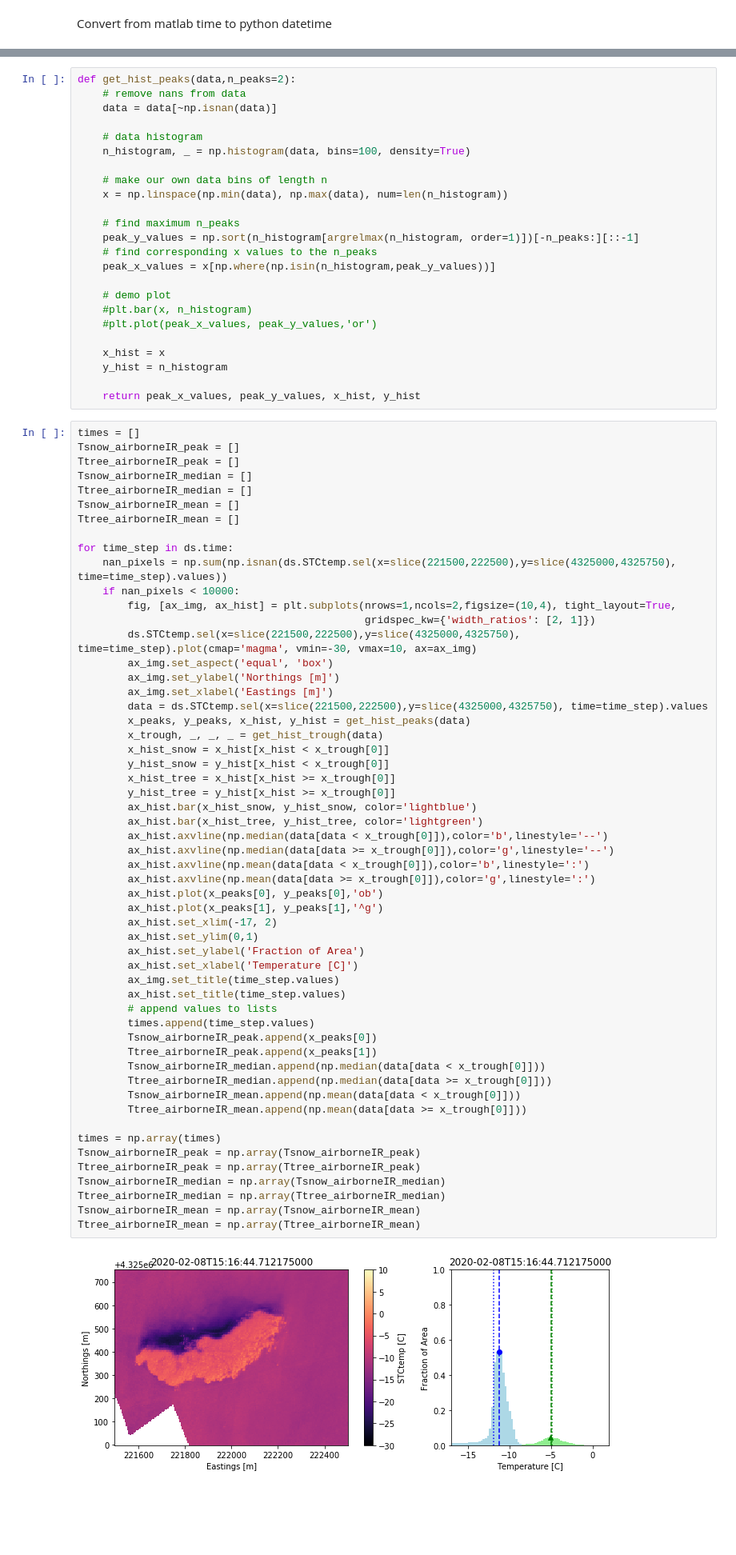
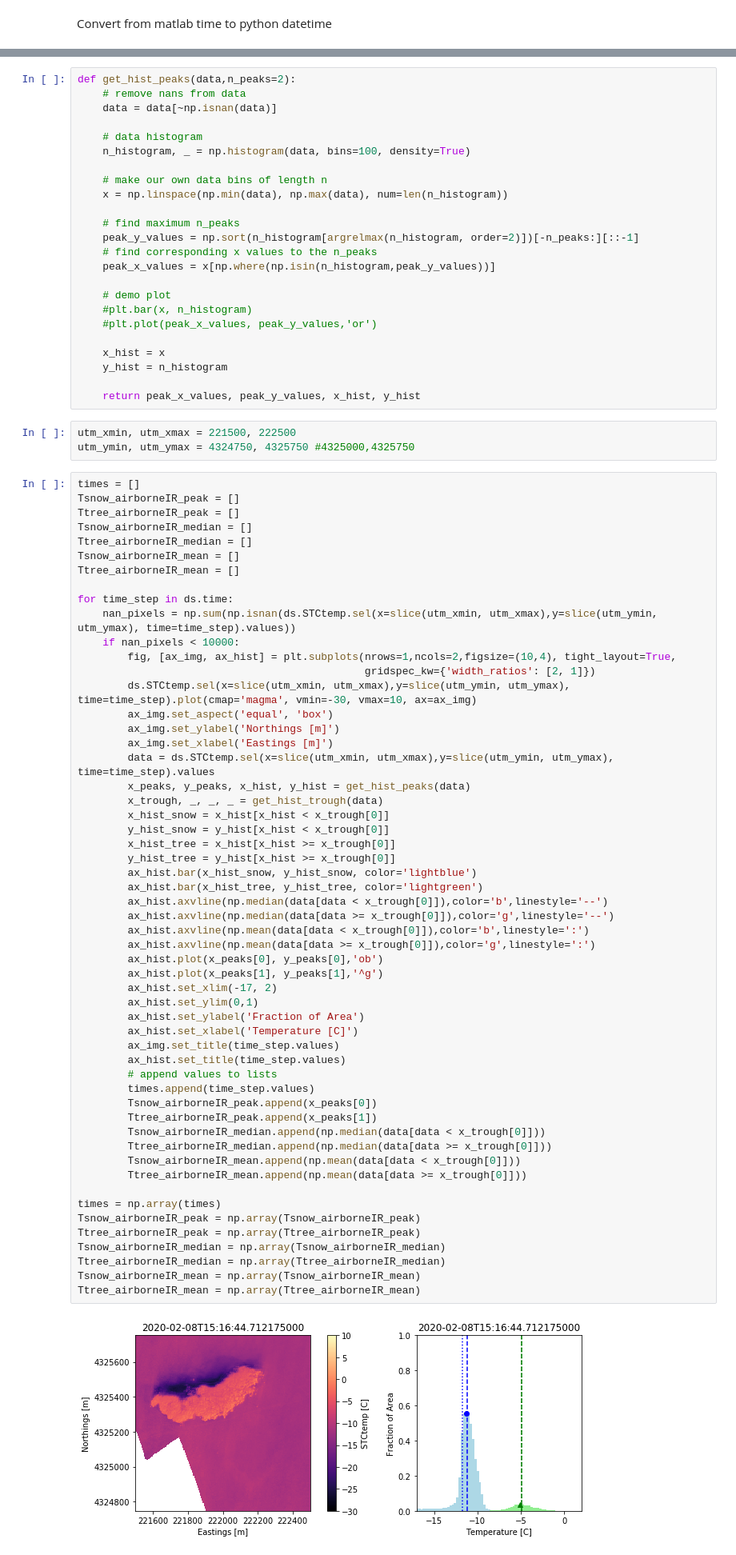
Before and after one commit to spestana/snowex2020, a Jupyter notebook: airborne_ir_feb8.ipynb, the cells around one changed output, grey strips where cells are left out. Shown at 80% size. Cells and saved outputs as stored; diff of their text form; blank space fills up the shorter version.

```diff
--- a/airborne_ir_feb8.ipynb
+++ b/airborne_ir_feb8.ipynb
@@ -111,7 +113,7 @@ def get_hist_peaks(data,n_peaks=2):
     x = np.linspace(np.min(data), np.max(data), num=len(n_histogram))
 
     # find maximum n_peaks
-    peak_y_values = np.sort(n_histogram[argrelmax(n_histogram, order=1)])[-n_peaks:][::-1]
+    peak_y_values = np.sort(n_histogram[argrelmax(n_histogram, order=2)])[-n_peaks:][::-1]
     # find corresponding x values to the n_peaks
     peak_x_values = x[np.where(np.isin(n_histogram,peak_y_values))]
 
@@ -123,6 +125,9 @@ def get_hist_peaks(data,n_peaks=2):
     y_hist = n_histogram
 
     return peak_x_values, peak_y_values, x_hist, y_hist
+# %%
+utm_xmin, utm_xmax = 221500, 222500
+utm_ymin, utm_ymax = 4324750, 4325750 #4325000,4325750
 # %%
 times = []
 Tsnow_airborneIR_peak = []
@@ -133,15 +138,15 @@ Tsnow_airborneIR_mean = []
 Ttree_airborneIR_mean = []
 
 for time_step in ds.time:
-    nan_pixels = np.sum(np.isnan(ds.STCtemp.sel(x=slice(221500,222500),y=slice(4325000,4325750), time=time_step).values))
+    nan_pixels = np.sum(np.isnan(ds.STCtemp.sel(x=slice(utm_xmin, utm_xmax),y=slice(utm_ymin, utm_ymax), time=time_step).values))
     if nan_pixels < 10000:
         fig, [ax_img, ax_hist] = plt.subplots(nrows=1,ncols=2,figsize=(10,4), tight_layout=True,
                                               gridspec_kw={'width_ratios': [2, 1]})
-        ds.STCtemp.sel(x=slice(221500,222500),y=slice(4325000,4325750), time=time_step).plot(cmap='magma', vmin=-30, vmax=10, ax=ax_img)
+        ds.STCtemp.sel(x=slice(utm_xmin, utm_xmax),y=slice(utm_ymin, utm_ymax), time=time_step).plot(cmap='magma', vmin=-30, vmax=10, ax=ax_img)
         ax_img.set_aspect('equal', 'box')
         ax_img.set_ylabel('Northings [m]')
         ax_img.set_xlabel('Eastings [m]')
-        data = ds.STCtemp.sel(x=slice(221500,222500),y=slice(4325000,4325750), time=time_step).values
+        data = ds.STCtemp.sel(x=slice(utm_xmin, utm_xmax),y=slice(utm_ymin, utm_ymax), time=time_step).values
         x_peaks, y_peaks, x_hist, y_hist = get_hist_peaks(data)
         x_trough, _, _, _ = get_hist_trough(data)
         x_hist_snow = x_hist[x_hist < x_trough[0]]
@@ -152,31 +157,31 @@ for time_step in ds.time:
         ax_hist.bar(x_hist_tree, y_hist_tree, color='lightgreen')
         ax_hist.axvline(np.median(data[data < x_trough[0]]),color='b',linestyle='--')
         ax_hist.axvline(np.median(data[data >= x_trough[0]]),color='g',linestyle='--')
         ax_hist.axvline(np.mean(data[data < x_trough[0]]),color='b',linestyle=':')
         ax_hist.axvline(np.mean(data[data >= x_trough[0]]),color='g',linestyle=':')
         ax_hist.plot(x_peaks[0], y_peaks[0],'ob')
         ax_hist.plot(x_peaks[1], y_peaks[1],'^g')
         ax_hist.set_xlim(-17, 2)
         ax_hist.set_ylim(0,1)
         ax_hist.set_ylabel('Fraction of Area')
         ax_hist.set_xlabel('Temperature [C]')
         ax_img.set_title(time_step.values)
         ax_hist.set_title(time_step.values)
         # append values to lists
         times.append(time_step.values)
         Tsnow_airborneIR_peak.append(x_peaks[0])
         Ttree_airborneIR_peak.append(x_peaks[1])
         Tsnow_airborneIR_median.append(np.median(data[data < x_trough[0]]))
         Ttree_airborneIR_median.append(np.median(data[data >= x_trough[0]]))
         Tsnow_airborneIR_mean.append(np.mean(data[data < x_trough[0]]))
         Ttree_airborneIR_mean.append(np.mean(data[data >= x_trough[0]]))
 
 times = np.array(times)
 Tsnow_airborneIR_peak = np.array(Tsnow_airborneIR_peak)
 Ttree_airborneIR_peak = np.array(Ttree_airborneIR_peak)
 Tsnow_airborneIR_median = np.array(Tsnow_airborneIR_median)
 Ttree_airborneIR_median = np.array(Ttree_airborneIR_median)
 Tsnow_airborneIR_mean = np.array(Tsnow_airborneIR_mean)
 Ttree_airborneIR_mean = np.array(Ttree_airborneIR_mean)
 # %% [output]
-[figure, old version]
+[figure, new version]
```
Also changed, not shown: parts of 11 cells of this notebook.
